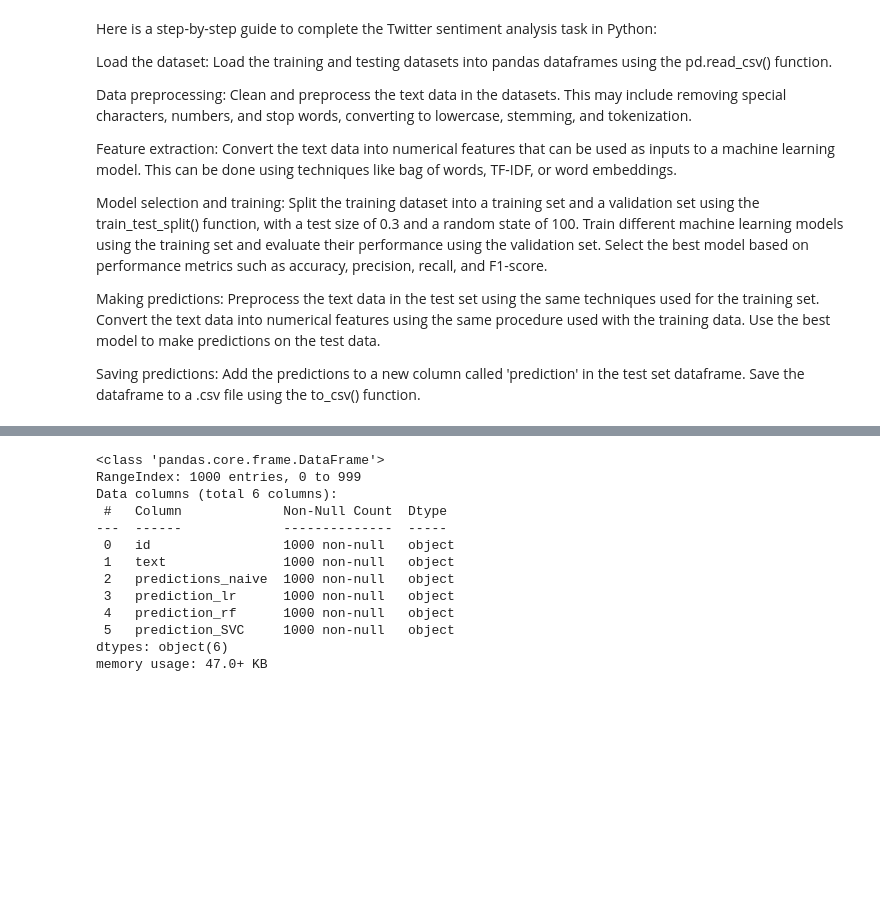
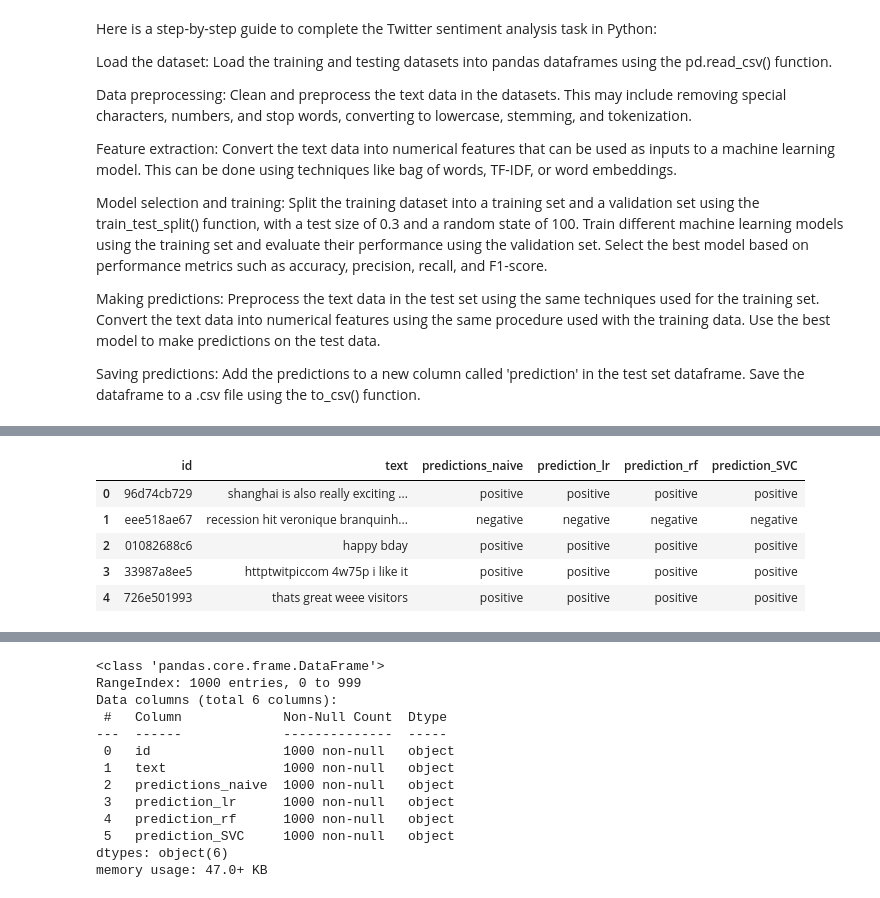
Before and after one commit to yamini542/Applied-AI, a Jupyter notebook: ASS2_NLP.ipynb, the cells around one changed output, grey strips where cells are left out. Drawn from its saved outputs; the diff is of its cells as text; code cells hidden in the pictures; blank space fills up the shorter version.

```diff
--- a/ASS2_NLP.ipynb
+++ b/ASS2_NLP.ipynb
@@ -518,0 +45,9 @@ df_test2 = pd.read_csv('https://raw.githubusercontent.com/yamini542/AppliedAI_As
+# %%
+df_test2.head(5)
+# %% [output]
+|  | id | text | predictions_naive | prediction_lr | prediction_rf | prediction_SVC |
+| 0 | 96d74cb729 | shanghai is also really exciting ... | positive | positive | positive | positive |
+| 1 | eee518ae67 | recession hit veronique branquinh... | negative | negative | negative | negative |
+| 2 | 01082688c6 | happy bday | positive | positive | positive | positive |
+| 3 | 33987a8ee5 | httptwitpiccom 4w75p i like it | positive | positive | positive | positive |
+| 4 | 726e501993 | thats great weee visitors | positive | positive | positive | positive |
```
Also changed, not shown: parts of 52 cells of this notebook.
